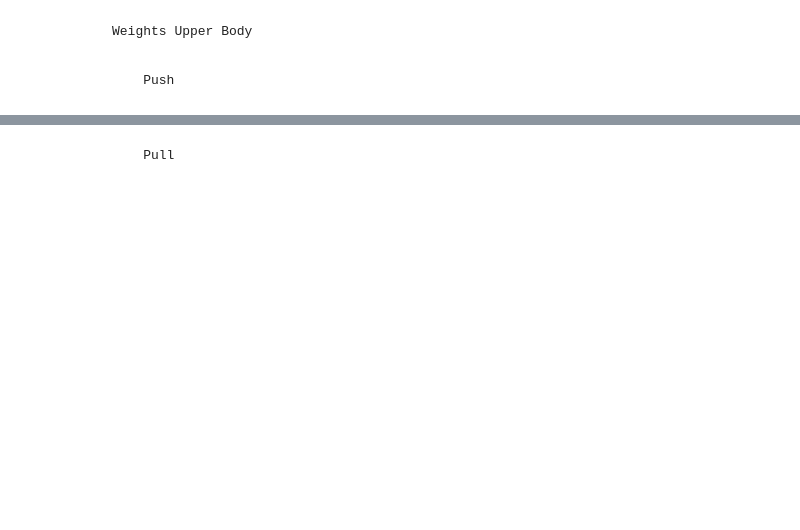
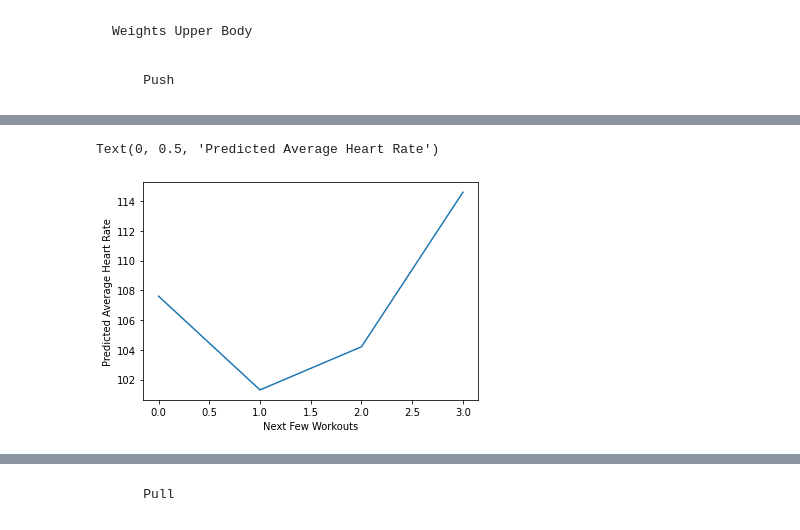
Before and after one commit to Leroez/Heart-Rate-Test, a Jupyter notebook: Project.ipynb, the cells around one changed output, grey strips where cells are left out. Saved outputs shown, nothing was run; the diff lists cells and outputs as text; code cells hidden in the pictures; blank space fills up the shorter version.

```diff
--- a/Project.ipynb
+++ b/Project.ipynb
@@ -64,3 +93,10 @@ array([108.54349248, 103.26030085, 104.01504251, 100.24133421])
+# %%
+plt.plot(pred)
+plt.xlabel("Next Few Workouts")
+plt.ylabel("Predicted Average Heart Rate")
+# %% [output]
+Text(0, 0.5, 'Predicted Average Heart Rate')
+[figure, added]
 # %%
 #shows the accuracy of the predition model
 acc =regr.score(X_test, y_test)
```
Also changed, not shown: parts of 16 cells of this notebook.
